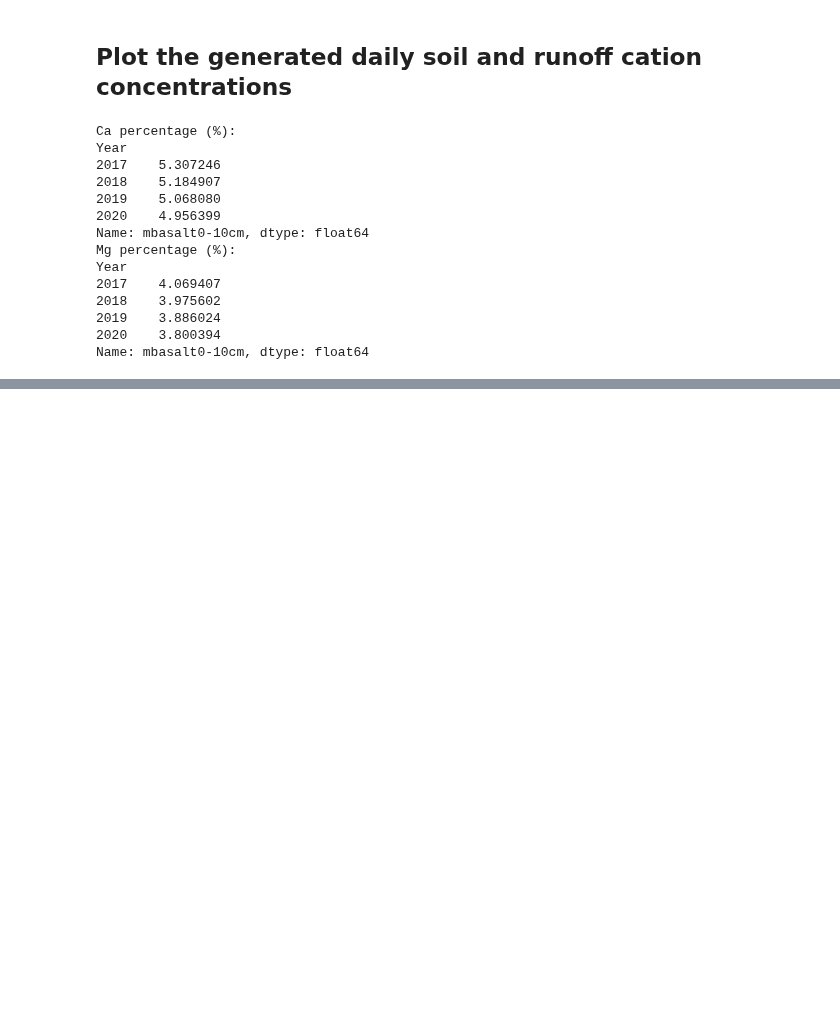
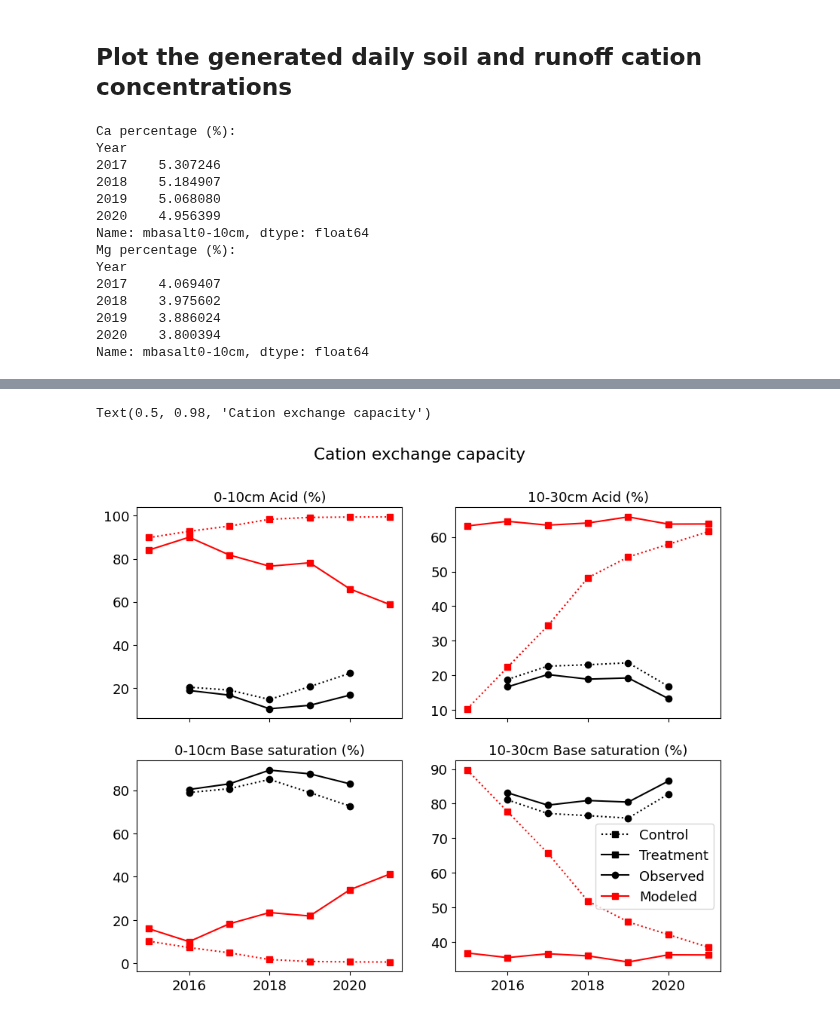
Before and after one commit to ypwong22/erw_scripts, a Jupyter notebook: plot_simulation_obs_UIEF.ipynb, the cells around one changed output, grey strips where cells are left out. Drawn from its saved outputs; the diff is of its cells as text; code cells hidden in the pictures; blank space fills up the shorter version.

```diff
--- a/plot_simulation_obs_UIEF.ipynb
+++ b/plot_simulation_obs_UIEF.ipynb
@@ -273,2 +255,36 @@ Text(0.5, 0.98, 'Cation exchange capacity')
+# %%
+fig, axes = plt.subplots(2, 2, sharex = True, figsize = (10, 8))
+for i, dname in enumerate(depth_names):
+    ax = axes[0, i]
+
+    ax.plot(pct_acid['control'].index, pct_acid['control'][dname]*100, ':sr')
+    ax.plot(pct_acid['treatment'].index, pct_acid['treatment'][dname]*100, '-sr')
+
+    ax.plot(cec_pct.index, cec_pct[('acid', dname,'control')], ':ok')
+    ax.plot(cec_pct.index, cec_pct[('acid', dname,'treatment')], '-ok')
+
+    #ax.set_ylim([0, 50])
+    ax.set_title(dname + ' Acid (%)')
+
+    ax = axes[1, i]
+
+    ax.plot(base_saturation['control'].index, base_saturation['control'][dname]*100, ':sr')
+    ax.plot(base_saturation['treatment'].index, base_saturation['treatment'][dname]*100, '-sr')
+
+    ax.plot(cec_pct.index, cec_pct[('base sat', dname,'control')], ':ok')
+    ax.plot(cec_pct.index, cec_pct[('base sat', dname,'treatment')], '-ok')
+
+    #ax.set_ylim([50, 100])
+    ax.set_title(dname + ' Base saturation (%)')
+
+ax.plot(np.nan, np.nan, ':sk', label = 'Control')
+ax.plot(np.nan, np.nan, '-sk', label = 'Treatment')
+ax.plot(np.nan, np.nan, '-ok', label = 'Observed')
+ax.plot(np.nan, np.nan, '-sr', label = 'Modeled')
+ax.legend()
+fig.suptitle('Cation exchange capacity')
+# %% [output]
+Text(0.5, 0.98, 'Cation exchange capacity')
+[figure, added]
 # %%
 # Dissolved amount of individual minerals
```
Also changed, not shown: parts of 11 cells of this notebook, 4 other files.
